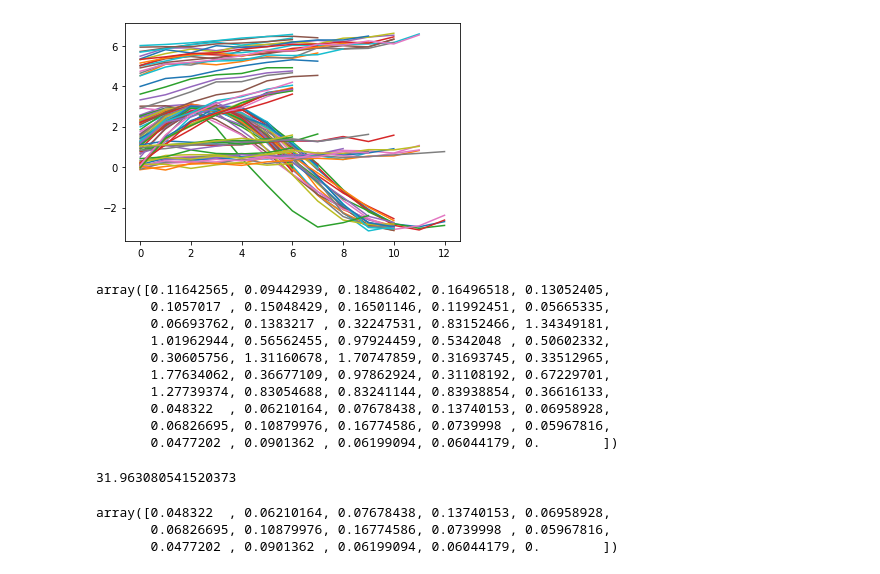
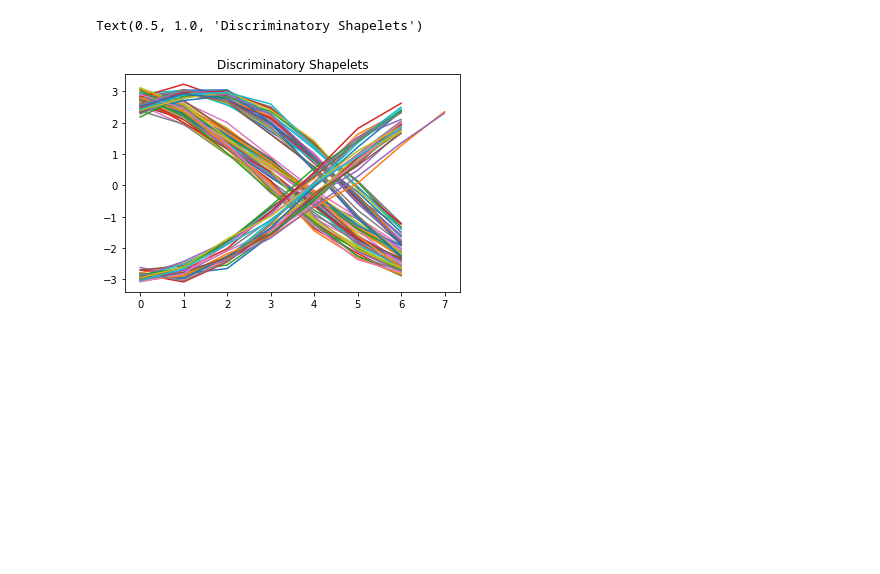
Before and after one commit to mlpotter/Shapelet_Transform, a Jupyter notebook: Shapelet_Transform.ipynb, the cells around one changed output. Cells and saved outputs as stored; diff of their text form; code cells hidden in the pictures; blank space fills up the shorter version.

```diff
--- a/Shapelet_Transform.ipynb
+++ b/Shapelet_Transform.ipynb
@@ -22,9 +16,4 @@ def create_Wl(T,l):
 # %%
 def findDistances(S,Wl):
-    Ds = []
-    for Wil in Wl:
-        diS = []
-        for wil in Wil:
-            diS.append(dist(S,wil))
-        Ds.append(np.min(diS))
+    Ds = [cdist(np.array([S]),np.vstack(Wil),metric='seuclidean').min() for Wil in Wl]
     return np.array(Ds)
@@ -74,3 +54,23 @@ import seaborn as sns
+# %%
+def ShapeletCachedSelection(T,lmin,lmax,k):
+    precompute_Wl = {l : create_Wl(T,l) for l in np.arange(lmin,lmax+1)}
+    kShapelets = []
+    for i,Ti in enumerate(tqdm(T)):
+        shapelets = []
+        for l in np.arange(lmin,lmax+1):
+            Wl = precompute_Wl[l]
+            for index,S in enumerate(Wl[i]):
+                Ds = findDistances(S,Wl)
+                quality = assessCandidate(S,Ds,C)
+                shapelets.append((S,quality,pd.Interval(index,index+l,closed='both')))
+        shapelets = sortByQuality(shapelets)
+        shapelets = removeSelfSimilar(shapelets)
+        kShapelets = merge(k,kShapelets,shapelets)
+
+    plt.figure(figsize=(10,10))
+    sns.boxplot(y=Ds,x=C)
+    plt.title("Example of Discriminatory Shapelet Power. F Score: " + str(quality) + " Train Example: "+str(i))
+    return kShapelets
 # %%
 def generate_dataset(N,min_l,max_l):
     U = np.random.rand(N)
@@ -104,3 +99,14 @@ import matplotlib.pyplot as plt
+# %%
+N = 200
+N_test = 5000
+lmin = 7
+lmax = 15
+k = 100
+
+min_seq_len = 20
+max_seq_len = 30
+T,C = generate_dataset(N,min_seq_len,max_seq_len)
+T_test,C_test = generate_dataset(N_test,min_seq_len,max_seq_len)
 # %%
 for Ti in T[slice(1,100,10)]:
     plt.plot(Ti)
@@ -145,0 +115,2 @@ import matplotlib.pyplot as plt
+# %%
+kshapelets = ShapeletCachedSelection(T,lmin,lmax,k)
@@ -171,28 +126,7 @@ kShapelets
 # %%
-for shape in kShapelets:
+for shape in kshapelets:
     plt.plot(shape[0])
+plt.title("Discriminatory Shapelets")
 # %% [output]
+Text(0.5, 1.0, 'Discriminatory Shapelets')
-[figure, old version]
+[figure, new version]
-# %%
-Ds
-# %% [output]
-array([0.11642565, 0.09442939, 0.18486402, 0.16496518, 0.13052405,
-       0.1057017 , 0.15048429, 0.16501146, 0.11992451, 0.05665335,
-       0.06693762, 0.1383217 , 0.32247531, 0.83152466, 1.34349181,
-       1.01962944, 0.56562455, 0.97924459, 0.5342048 , 0.50602332,
-       0.30605756, 1.31160678, 1.70747859, 0.31693745, 0.33512965,
-       1.77634062, 0.36677109, 0.97862924, 0.31108192, 0.67229701,
-       1.27739374, 0.83054688, 0.83241144, 0.83938854, 0.36616133,
-       0.048322  , 0.06210164, 0.07678438, 0.13740153, 0.06958928,
-       0.06826695, 0.10879976, 0.16774586, 0.0739998 , 0.05967816,
-       0.0477202 , 0.0901362 , 0.06199094, 0.06044179, 0.        ])
-# %%
-quality
-# %% [output]
-31.963080541520373
-# %%
-Ds[C==2]
-# %% [output]
-array([0.048322  , 0.06210164, 0.07678438, 0.13740153, 0.06958928,
-       0.06826695, 0.10879976, 0.16774586, 0.0739998 , 0.05967816,
-       0.0477202 , 0.0901362 , 0.06199094, 0.06044179, 0.        ])
```
Also changed, not shown: parts of 28 cells of this notebook.
